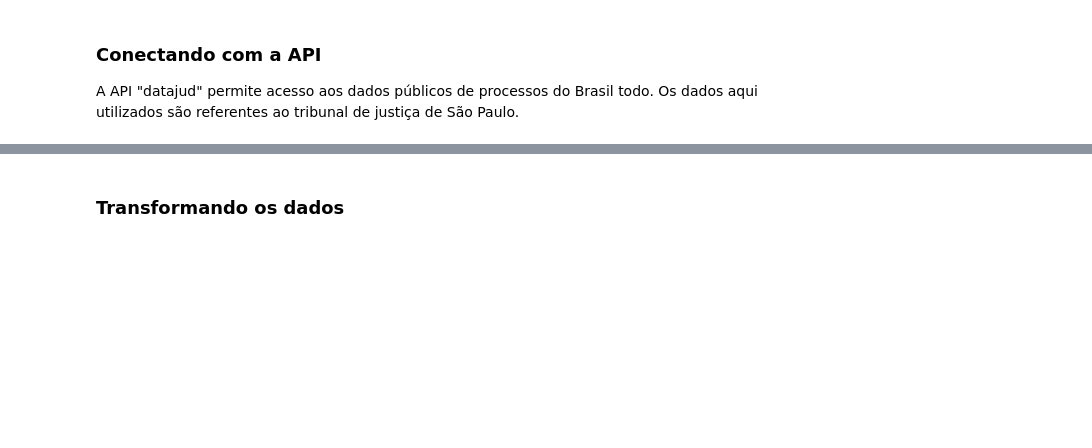
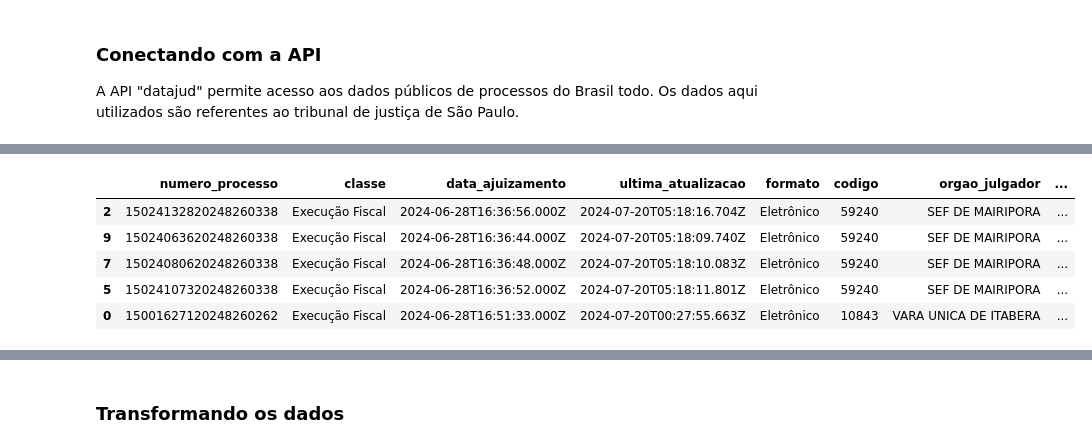
Before and after one commit to isabela-rodrigues/Python, a Jupyter notebook: Dados Públicos - TJESP/recuperacao_dados.ipynb, the cells around one changed output, grey strips where cells are left out. Cells and saved outputs as stored; diff of their text form; code cells hidden in the pictures; blank space fills up the shorter version.

Commit message:
Criação dos dataframes geral e de movimentações dos processos.

```diff
--- a/Dados Públicos - TJESP/recuperacao_dados.ipynb
+++ b/Dados Públicos - TJESP/recuperacao_dados.ipynb
@@ -26,14 +30,15 @@ import pandas as pd
 url = "https://api-publica.datajud.cnj.jus.br/api_publica_tjsp/_search"
 
 payload = json.dumps({
-    "size": 1000,
+    "size": 10,
     "query": {
         "bool": {
             "must": [
                 {"match": {"classe.codigo": 1116}},
             ]
         }
-    }
+    },
+  "sort": [{"dataAjuizamento": {"order": "desc"}}]
 }
 )
 
@@ -43,3 +48,4 @@ headers = {
 }
 
 response = requests.get(url=url, headers=headers, data=payload)
+dados_dict = response.json()
@@ -47,0 +52,46 @@ dados_json = response.json()
+# %%
+processos = []
+
+for processo in dados_dict['hits']['hits']:
+  codigo_classe_processo = processo['_source']['classe']['codigo']
+  numero_processo = processo['_source']['numeroProcesso']
+  grau = processo['_source']['grau']
+  classe = processo['_source']['classe']['nome']
+  assuntos = processo['_source']['assuntos'] # Pode ter mais de um
+  data_ajuizamento = processo['_source']['dataAjuizamento']
+  ultima_atualizacao = processo['_source']['dataHoraUltimaAtualizacao']
+  formato = processo['_source']['formato']['nome']
+  codigo = processo['_source']['orgaoJulgador']['codigo']
+  orgao_julgador = processo['_source']['orgaoJulgador']['nome']
+
+
+  #nome_classe_processo = processo['_source']['classe']['codigo']
+  #numero_processo = processo['_source']['numeroProcesso']
+  #codigo_sistema = processo['_source']['sistema']['codigo']
+  #nome_sistema = processo['_source']['sistema']['nome']
+  #codigo_formato = processo['_source']['formato']['codigo']
+  #nome_formato = processo['_source']['formato']['nome']
+  #nome_tribunal = processo['_source']['tribunal']
+  #data_atualizacao = processo['_source']['dataHoraUltimaAtualizacao']
+  #data_ajuizamento = processo['_source']['dataAjuizamento']
+  #nivel_sigilo = processo['_source']['nivelSigilo']
+  #codigo_orgao = processo['_source']['orgaoJulgador']['codigo']
+  #nome_orgao = processo['_source']['orgaoJulgador']['nome']
+  #codigo_assunto = processo['_source']['assuntos']['codigo']
+  #nome_assunto = processo['_source']['assuntos']['nome']
+
+
+  processos.append([numero_processo, classe, data_ajuizamento, ultima_atualizacao, formato, \
+                    codigo, orgao_julgador, grau, assuntos, codigo_classe_processo])
+
+df = pd.DataFrame(processos, columns=['numero_processo', 'classe', 'data_ajuizamento', 'ultima_atualizacao', \
+                      'formato', 'codigo', 'orgao_julgador', 'grau', 'assuntos', 'cd_classe_processo'])
+
+df.sample(5)
+# %% [output]
+|  | numero_processo | classe | data_ajuizamento | ultima_atualizacao | formato | codigo | orgao_julgador | ... |
+| 2 | 15024132820248260338 | Execução Fiscal | 2024-06-28T16:36:56.000Z | 2024-07-20T05:18:16.704Z | Eletrônico | 59240 | SEF DE MAIRIPORA | ... |
+| 9 | 15024063620248260338 | Execução Fiscal | 2024-06-28T16:36:44.000Z | 2024-07-20T05:18:09.740Z | Eletrônico | 59240 | SEF DE MAIRIPORA | ... |
+| 7 | 15024080620248260338 | Execução Fiscal | 2024-06-28T16:36:48.000Z | 2024-07-20T05:18:10.083Z | Eletrônico | 59240 | SEF DE MAIRIPORA | ... |
+| 5 | 15024107320248260338 | Execução Fiscal | 2024-06-28T16:36:52.000Z | 2024-07-20T05:18:11.801Z | Eletrônico | 59240 | SEF DE MAIRIPORA | ... |
+| 0 | 15001627120248260262 | Execução Fiscal | 2024-06-28T16:51:33.000Z | 2024-07-20T00:27:55.663Z | Eletrônico | 10843 | VARA UNICA DE ITABERA | ... |
```
Also changed, not shown: parts of 7 cells of this notebook.
